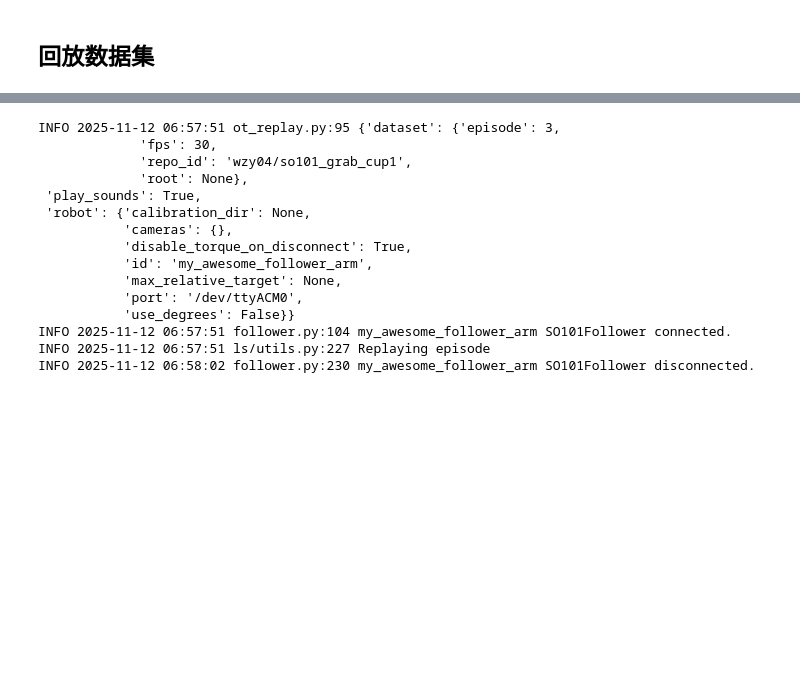
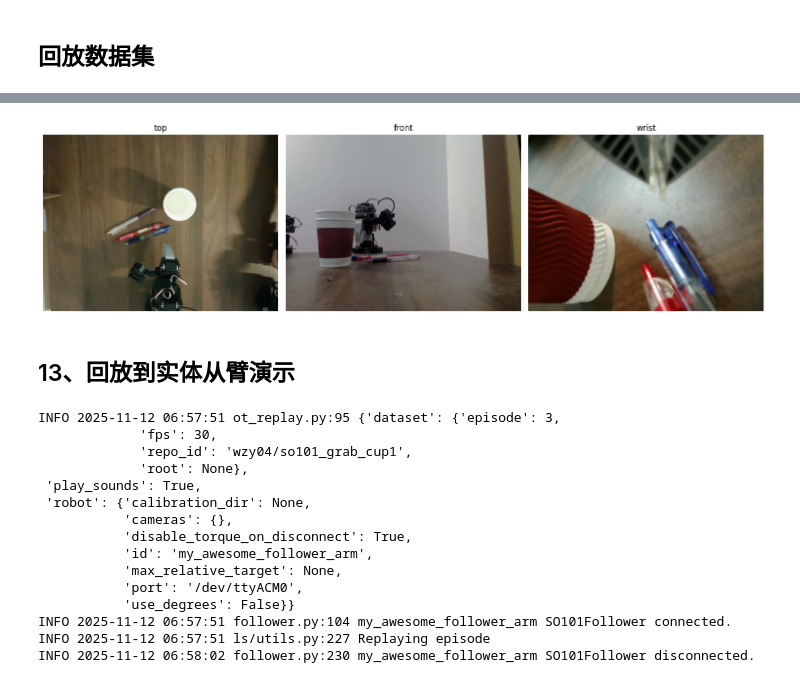
Before and after one commit to q442333521/lerobot, a Jupyter notebook: so101_smolvla_tutorials/real_robot/01_calibration_and_teleoperation.ipynb, the cells around one changed output, grey strips where cells are left out. Saved outputs shown, nothing was run; the diff lists cells and outputs as text; code cells hidden in the pictures; blank space fills up the shorter version.

```diff
--- a/so101_smolvla_tutorials/real_robot/01_calibration_and_teleoperation.ipynb
+++ b/so101_smolvla_tutorials/real_robot/01_calibration_and_teleoperation.ipynb
@@ -147,3 +298,35 @@ lerobot-record \
+# %%
+# ===== Cell 6: 使用LeRobotDataset查看图像 =====
+from lerobot.datasets.lerobot_dataset import LeRobotDataset
+import matplotlib.pyplot as plt
+import numpy as np
+
+# 需要联网或设置离线模式
+dataset = LeRobotDataset(f"wzy04/{dataset_name}")
+
+# 获取episode 5的第一帧
+ep5_first_idx = df[df['episode_index'] == 52].index[0]
+frame = dataset[ep5_first_idx]
+
+image_keys = [k for k in frame.keys() if 'image' in k]
+fig, axes = plt.subplots(1, len(image_keys), figsize=(15, 5))
+if len(image_keys) == 1:
+    axes = [axes]
+
+for i, key in enumerate(image_keys):
+    img = frame[key].numpy()
+    if img.shape[0] == 3:  # CHW -> HWC
+        img = np.transpose(img, (1, 2, 0))
+    axes[i].imshow(img)
+    axes[i].set_title(key.split('.')[-1])
+    axes[i].axis('off')
+
+plt.tight_layout()
+plt.show()
+# %% [output]
+[figure, added]
+# %% [markdown]
+## 13、回放到实体从臂演示
 # %%
 !lerobot-replay \
     --robot.type=so101_follower \
```
Also changed, not shown: parts of 18 cells of this notebook, 4 other files.
